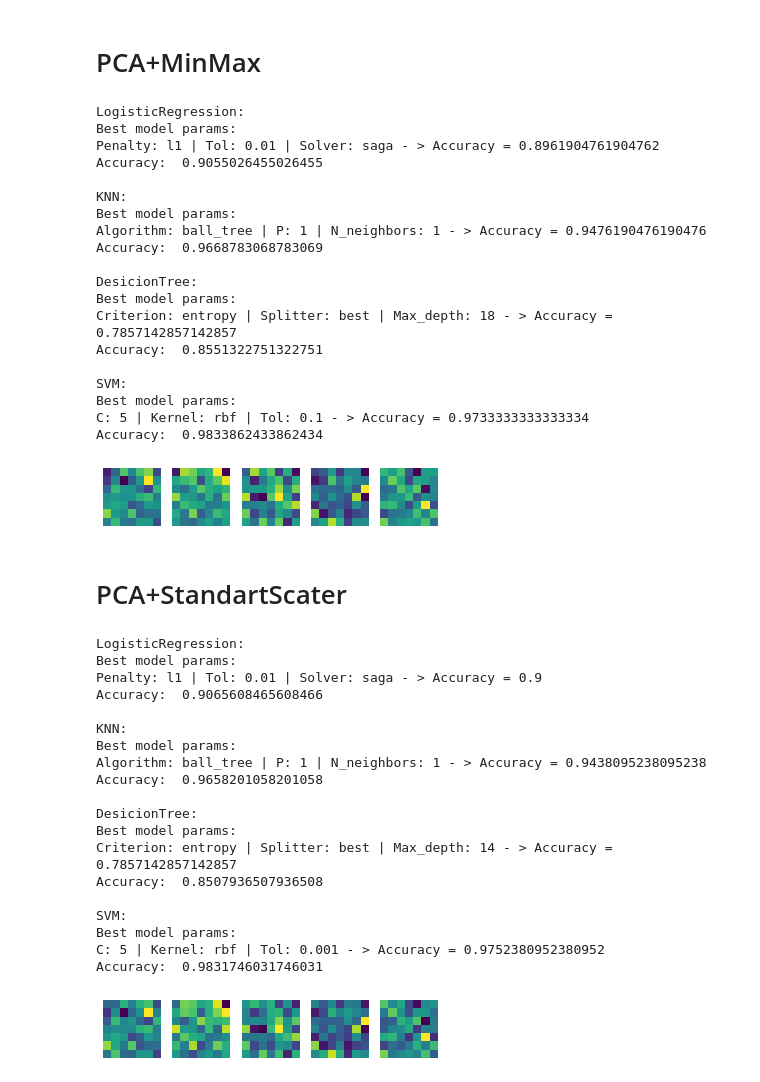
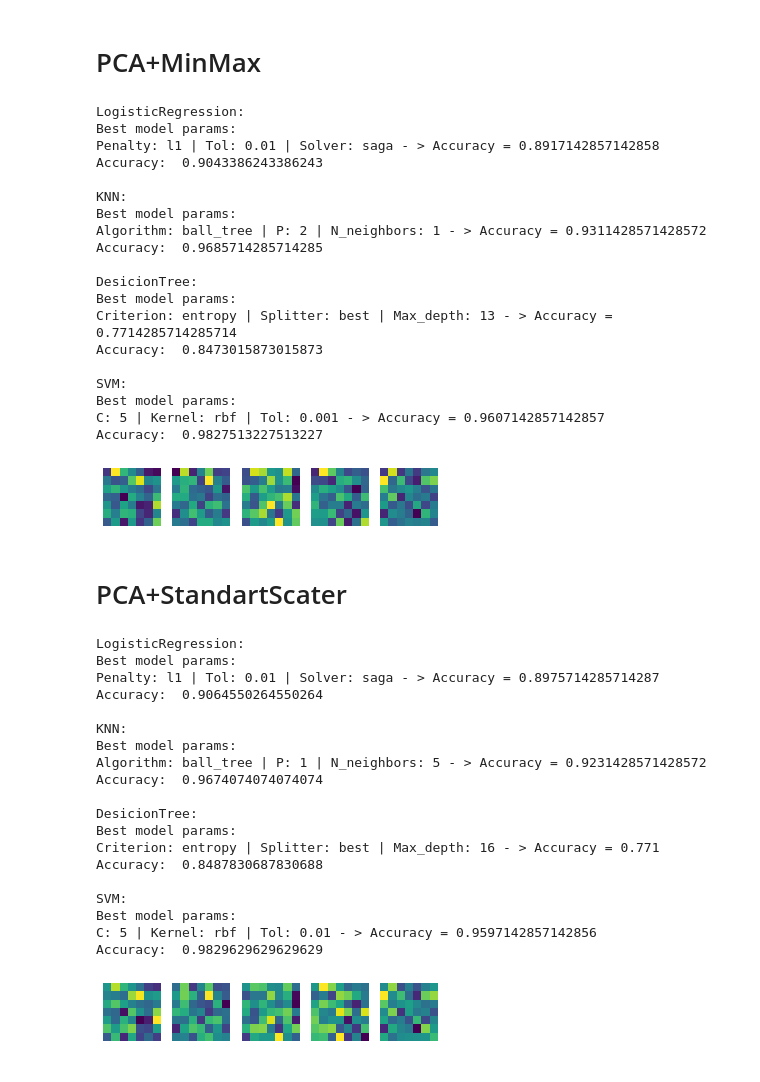
Before and after one commit to pishchev/MachineLearning, a Jupyter notebook: Classificators/clsf.ipynb, the cells around one changed output. Cells and saved outputs as stored; diff of their text form; code cells hidden in the pictures.

```diff
--- a/Classificators/clsf.ipynb
+++ b/Classificators/clsf.ipynb
@@ -80,11 +77,10 @@ Accuracy:  0.9823280423280424
 # Standart scaller
 # %%
 scaler = StandardScaler()
-x_train_s_stsc = scaler.fit_transform(x_train_s, y_train_s)
-x_test_s_stsc = scaler.transform(x_test_s)
+x_train_s_stsc = scaler.fit_transform(x_train_crossval, y_train_crossval)
 x_train_stsc = scaler.fit_transform(x_train, y_train)
 x_test_stsc = scaler.transform(x_test)
-dataset = [x_train_s_stsc, y_train_s, x_test_s_stsc, y_test_s, x_train_stsc, y_train, x_test_stsc, y_test]
+dataset = [x_train_s_stsc, y_train_crossval, x_train_stsc, y_train, x_test_stsc, y_test]
 
 for i in range(5):
     plt.subplot(1,5,i+1)
@@ -92,6 +88,7 @@ for i in range(5):
     plt.imshow(np.reshape(x_train_stsc[i], (28,28)))
 
 Test(dataset)
+#105m
 # %% [output]
 LogisticRegression:
 Best model params:
@@ -117,11 +114,10 @@ Accuracy:  0.968994708994709
 # MinMax scaler
 # %%
 scaler = MinMaxScaler()
-x_train_s_stmm = scaler.fit_transform(x_train_s, y_train_s)
-x_test_s_stmm = scaler.transform(x_test_s)
+x_train_s_stmm = scaler.fit_transform(x_train_crossval, y_train_crossval)
 x_train_stmm = scaler.fit_transform(x_train, y_train)
 x_test_stmm = scaler.transform(x_test)
-dataset = [x_train_s_stmm, y_train_s, x_test_s_stmm, y_test_s, x_train_stmm, y_train, x_test_stmm, y_test]
+dataset = [x_train_s_stmm, y_train_crossval, x_train_stmm, y_train, x_test_stmm, y_test]
 
 for i in range(5):
     plt.subplot(1,5,i+1)
@@ -129,6 +125,7 @@ for i in range(5):
     plt.imshow(np.reshape(x_train_stmm[i], (28,28)))
 
 Test(dataset)
+#121m
 # %% [output]
 LogisticRegression:
 Best model params:
@@ -154,11 +151,10 @@ Accuracy:  0.9815873015873016
 # PCA
 # %%
 pca = PCA(n_components = 49)
-x_train_s_pc = pca.fit_transform(x_train_s, y_train_s)
-x_test_s_pc = pca.transform(x_test_s)
+x_train_s_pc = pca.fit_transform(x_train_crossval, y_train_crossval)
 x_train_pc = pca.fit_transform(x_train, y_train)
 x_test_pc = pca.transform(x_test)
-dataset = [x_train_s_pc, y_train_s, x_test_s_pc, y_test_s, x_train_pc, y_train, x_test_pc, y_test]
+dataset = [x_train_s_pc, y_train_crossval, x_train_pc, y_train, x_test_pc, y_test]
 
 for i in range(5):
     plt.subplot(1,5,i+1)
@@ -166,6 +162,7 @@ for i in range(5):
     plt.imshow(np.reshape(x_train_pc[i], (7,7)))
 
 Test(dataset)
+#18m
 # %% [output]
 LogisticRegression:
 Best model params:
@@ -202,11 +199,10 @@ for x_ in range(size):
 # %%
 pca = PCA(n_components = 49)
 scaler = MinMaxScaler()
-x_train_s_pc_scmm = scaler.fit_transform(pca.fit_transform(x_train_s, y_train_s))
-x_test_s_pc_scmm = scaler.transform(pca.transform(x_test_s))
+x_train_s_pc_scmm = scaler.fit_transform(pca.fit_transform(x_train_crossval, y_train_crossval))
 x_train_pc_scmm = scaler.fit_transform(pca.fit_transform(x_train, y_train))
 x_test_pc_scmm = scaler.transform(pca.transform(x_test))
-dataset = [x_train_s_pc_scmm, y_train_s, x_test_s_pc_scmm, y_test_s, x_train_pc_scmm, y_train, x_test_pc_scmm, y_test]
+dataset = [x_train_s_pc_scmm, y_train_crossval, x_train_pc_scmm, y_train, x_test_pc_scmm, y_test]
 
 for i in range(5):
     plt.subplot(1,5,i+1)
@@ -214,62 +210,62 @@ for i in range(5):
     plt.imshow(np.reshape(x_train_pc_scmm[i], (7,7)))
 
 Test(dataset)
+#13m
 # %% [output]
 LogisticRegression:
 Best model params:
-Penalty: l1 | Tol: 0.01 | Solver: saga - > Accuracy = 0.8961904761904762
-Accuracy:  0.9055026455026455
+Penalty: l1 | Tol: 0.01 | Solver: saga - > Accuracy = 0.8917142857142858
+Accuracy:  0.9043386243386243
 
 KNN:
 Best model params:
-Algorithm: ball_tree | P: 1 | N_neighbors: 1 - > Accuracy = 0.9476190476190476
-Accuracy:  0.9668783068783069
+Algorithm: ball_tree | P: 2 | N_neighbors: 1 - > Accuracy = 0.9311428571428572
+Accuracy:  0.9685714285714285
 
 DesicionTree:
 Best model params:
-Criterion: entropy | Splitter: best | Max_depth: 18 - > Accuracy = 0.7857142857142857
-Accuracy:  0.8551322751322751
+Criterion: entropy | Splitter: best | Max_depth: 13 - > Accuracy = 0.7714285714285714
+Accuracy:  0.8473015873015873
 
 SVM:
 Best model params:
-C: 5 | Kernel: rbf | Tol: 0.1 - > Accuracy = 0.9733333333333334
-Accuracy:  0.9833862433862434
+C: 5 | Kernel: rbf | Tol: 0.001 - > Accuracy = 0.9607142857142857
+Accuracy:  0.9827513227513227
-[figure, old version]
+[figure, new version]
 # %% [markdown]
 # PCA+StandartScater
 # %%
 pca = PCA(n_components = 49)
 scaler = StandardScaler()
-x_train_s_pc_stsc = scaler.fit_transform(pca.fit_transform(x_train_s, y_train_s))
-x_test_s_pc_stsc = scaler.transform(pca.transform(x_test_s))
+x_train_s_pc_stsc = scaler.fit_transform(pca.fit_transform(x_train_crossval, y_train_crossval))
 x_train_pc_stsc = scaler.fit_transform(pca.fit_transform(x_train, y_train))
 x_test_pc_stsc = scaler.transform(pca.transform(x_test))
-dataset = [x_train_s_pc_stsc, y_train_s, x_test_s_pc_stsc, y_test_s, x_train_pc_stsc, y_train, x_test_pc_stsc, y_test]
+dataset = [x_train_s_pc_stsc, y_train_crossval, x_train_pc_stsc, y_train, x_test_pc_stsc, y_test]
 
 for i in range(5):
     plt.subplot(1,5,i+1)
     plt.axis('off')
     plt.imshow(np.reshape(x_train_pc_stsc[i], (7,7)))
 
 Test(dataset)
 # %% [output]
 LogisticRegression:
 Best model params:
-Penalty: l1 | Tol: 0.01 | Solver: saga - > Accuracy = 0.9
-Accuracy:  0.9065608465608466
+Penalty: l1 | Tol: 0.01 | Solver: saga - > Accuracy = 0.8975714285714287
+Accuracy:  0.9064550264550264
 
 KNN:
 Best model params:
-Algorithm: ball_tree | P: 1 | N_neighbors: 1 - > Accuracy = 0.9438095238095238
-Accuracy:  0.9658201058201058
+Algorithm: ball_tree | P: 1 | N_neighbors: 5 - > Accuracy = 0.9231428571428572
+Accuracy:  0.9674074074074074
 
 DesicionTree:
 Best model params:
-Criterion: entropy | Splitter: best | Max_depth: 14 - > Accuracy = 0.7857142857142857
-Accuracy:  0.8507936507936508
+Criterion: entropy | Splitter: best | Max_depth: 16 - > Accuracy = 0.771
+Accuracy:  0.8487830687830688
 
 SVM:
 Best model params:
-C: 5 | Kernel: rbf | Tol: 0.001 - > Accuracy = 0.9752380952380952
-Accuracy:  0.9831746031746031
+C: 5 | Kernel: rbf | Tol: 0.01 - > Accuracy = 0.9597142857142856
+Accuracy:  0.9829629629629629
-[figure, old version]
+[figure, new version]
```
Also changed, not shown: parts of 7 cells of this notebook, 1 other file.
